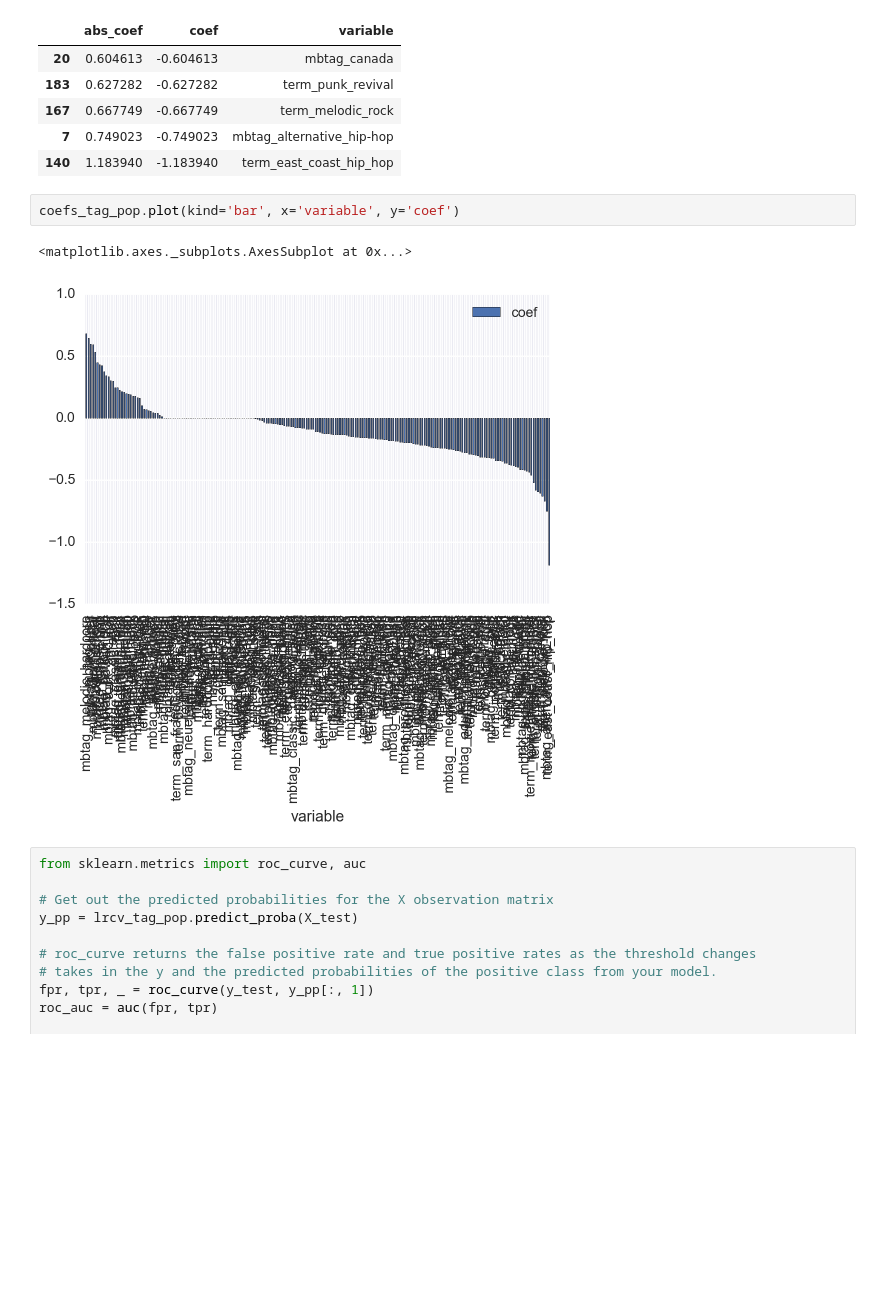
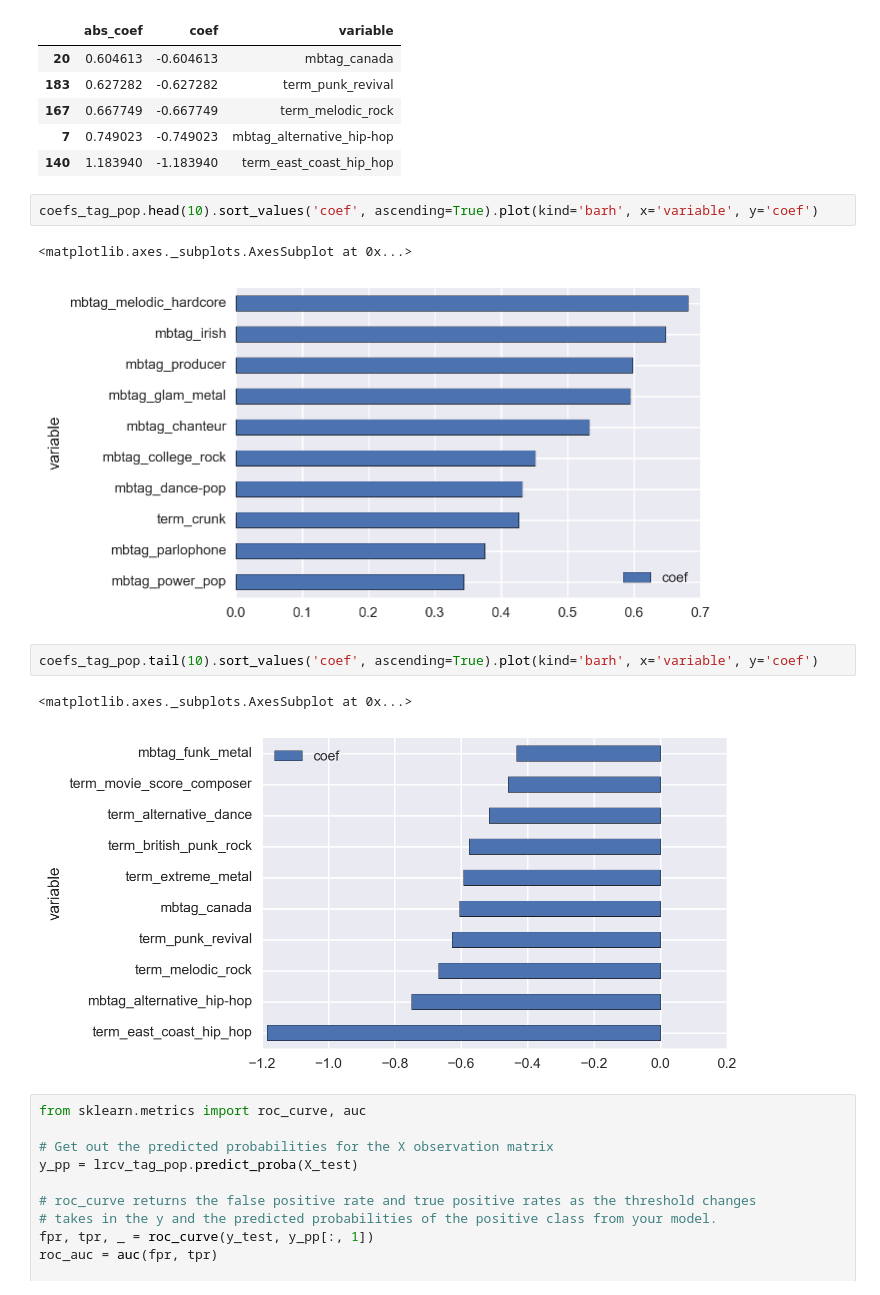
Before and after one commit to davrayjohn/DSI-SF-4-davrayjohn, a Jupyter notebook: Capestone/Capstone - Technical Report.ipynb, the cells around one changed output. Cells and saved outputs as stored; diff of their text form; blank space fills up the shorter version.

```diff
--- a/Capestone/Capstone - Technical Report.ipynb
+++ b/Capestone/Capstone - Technical Report.ipynb
@@ -956,10 +1020,15 @@ coefs_tag_pop.tail()
 | 7 | 0.749023 | -0.749023 | mbtag_alternative_hip-hop |
 | 140 | 1.183940 | -1.183940 | term_east_coast_hip_hop |
 # %%
-coefs_tag_pop.plot(kind='bar', x='variable', y='coef')
+coefs_tag_pop.head(10).sort_values('coef', ascending=True).plot(kind='barh', x='variable', y='coef')
 # %% [output]
 <matplotlib.axes._subplots.AxesSubplot at 0x...>
-[figure, old version]
+[figure, new version]
+# %%
+coefs_tag_pop.tail(10).sort_values('coef', ascending=True).plot(kind='barh', x='variable', y='coef')
+# %% [output]
+<matplotlib.axes._subplots.AxesSubplot at 0x...>
+[figure, added]
 # %%
 from sklearn.metrics import roc_curve, auc
 
```
Also changed, not shown: parts of 49 cells of this notebook, 1 other file.
